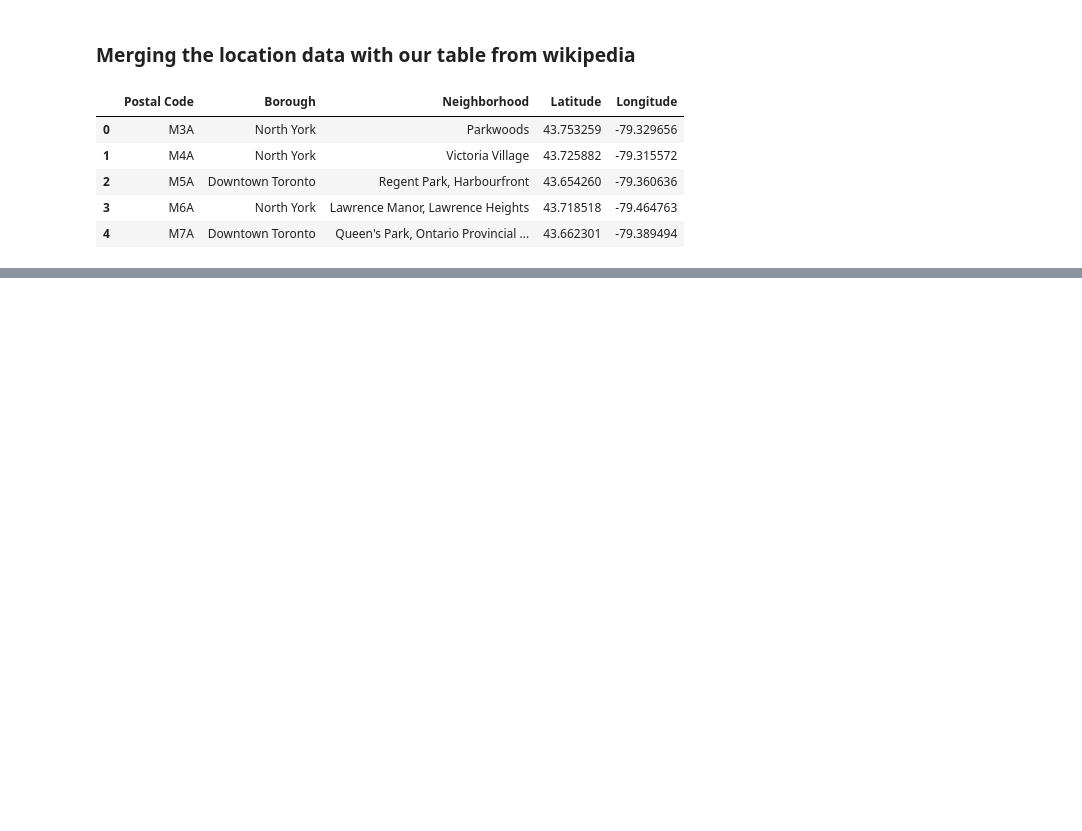
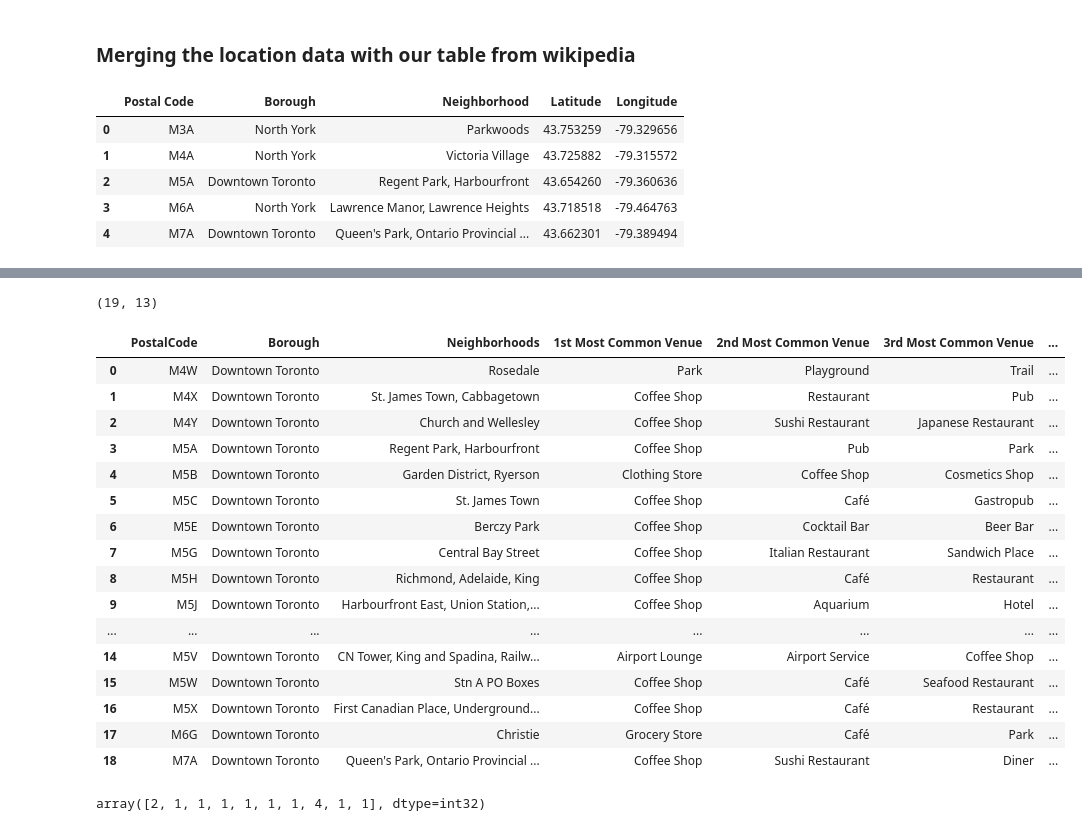
Before and after one commit to dinesh-madhav/Clustering-with-Georgrahic-data, a Jupyter notebook: Capstone Project Notebook.ipynb, the cells around one changed output, grey strips where cells are left out. Drawn from its saved outputs; the diff is of its cells as text; code cells hidden in the pictures; blank space fills up the shorter version.

```diff
--- a/Capstone Project Notebook.ipynb
+++ b/Capstone Project Notebook.ipynb
@@ -92,0 +249,61 @@ tables.head()
+# %%
+num_top_venues = 10
+
+indicators = ['st', 'nd', 'rd']
+
+# create columns according to number of top venues
+areaColumns = ['PostalCode', 'Borough', 'Neighborhoods']
+freqColumns = []
+for ind in np.arange(num_top_venues):
+    try:
+        freqColumns.append('{}{} Most Common Venue'.format(ind+1, indicators[ind]))
+    except:
+        freqColumns.append('{}th Most Common Venue'.format(ind+1))
+columns = areaColumns+freqColumns
+
+# create a new dataframe
+neighborhoods_venues_sorted = pd.DataFrame(columns=columns)
+neighborhoods_venues_sorted['PostalCode'] = toronto_grouped['PostalCode']
+neighborhoods_venues_sorted['Borough'] = toronto_grouped['Borough']
+neighborhoods_venues_sorted['Neighborhoods'] = toronto_grouped['Neighborhoods']
+
+for ind in np.arange(toronto_grouped.shape[0]):
+    row_categories = toronto_grouped.iloc[ind, :].iloc[3:]
+    row_categories_sorted = row_categories.sort_values(ascending=False)
+    neighborhoods_venues_sorted.iloc[ind, 3:] = row_categories_sorted.index.values[0:num_top_venues]
+
+# neighborhoods_venues_sorted.sort_values(freqColumns, inplace=True)
+print(neighborhoods_venues_sorted.shape)
+neighborhoods_venues_sorted
+# %% [output]
+(19, 13)
+|  | PostalCode | Borough | Neighborhoods | 1st Most Common Venue | 2nd Most Common Venue | 3rd Most Common Venue | ... |
+| 0 | M4W | Downtown Toronto | Rosedale | Park | Playground | Trail | ... |
+| 1 | M4X | Downtown Toronto | St. James Town, Cabbagetown | Coffee Shop | Restaurant | Pub | ... |
+| 2 | M4Y | Downtown Toronto | Church and Wellesley | Coffee Shop | Sushi Restaurant | Japanese Restaurant | ... |
+| 3 | M5A | Downtown Toronto | Regent Park, Harbourfront | Coffee Shop | Pub | Park | ... |
+| 4 | M5B | Downtown Toronto | Garden District, Ryerson | Clothing Store | Coffee Shop | Cosmetics Shop | ... |
+| 5 | M5C | Downtown Toronto | St. James Town | Coffee Shop | Café | Gastropub | ... |
+| 6 | M5E | Downtown Toronto | Berczy Park | Coffee Shop | Cocktail Bar | Beer Bar | ... |
+| 7 | M5G | Downtown Toronto | Central Bay Street | Coffee Shop | Italian Restaurant | Sandwich Place | ... |
+| 8 | M5H | Downtown Toronto | Richmond, Adelaide, King | Coffee Shop | Café | Restaurant | ... |
+| 9 | M5J | Downtown Toronto | Harbourfront East, Union Station,... | Coffee Shop | Aquarium | Hotel | ... |
+| ... | ... | ... | ... | ... | ... | ... | ... |
+| 14 | M5V | Downtown Toronto | CN Tower, King and Spadina, Railw... | Airport Lounge | Airport Service | Coffee Shop | ... |
+| 15 | M5W | Downtown Toronto | Stn A PO Boxes | Coffee Shop | Café | Seafood Restaurant | ... |
+| 16 | M5X | Downtown Toronto | First Canadian Place, Underground... | Coffee Shop | Café | Restaurant | ... |
+| 17 | M6G | Downtown Toronto | Christie | Grocery Store | Café | Park | ... |
+| 18 | M7A | Downtown Toronto | Queen's Park, Ontario Provincial ... | Coffee Shop | Sushi Restaurant | Diner | ... |
+# %%
+# set number of clusters
+kclusters = 5
+
+toronto_grouped_clustering = toronto_grouped.drop(["PostalCode", "Borough", "Neighborhoods"], 1)
+
+# run k-means clustering
+kmeans = KMeans(n_clusters=kclusters, random_state=0).fit(toronto_grouped_clustering)
+
+# check cluster labels generated for each row in the dataframe
+kmeans.labels_[0:10]
+# %% [output]
+array([2, 1, 1, 1, 1, 1, 1, 4, 1, 1], dtype=int32)
```
Also changed, not shown: parts of 22 cells of this notebook.
